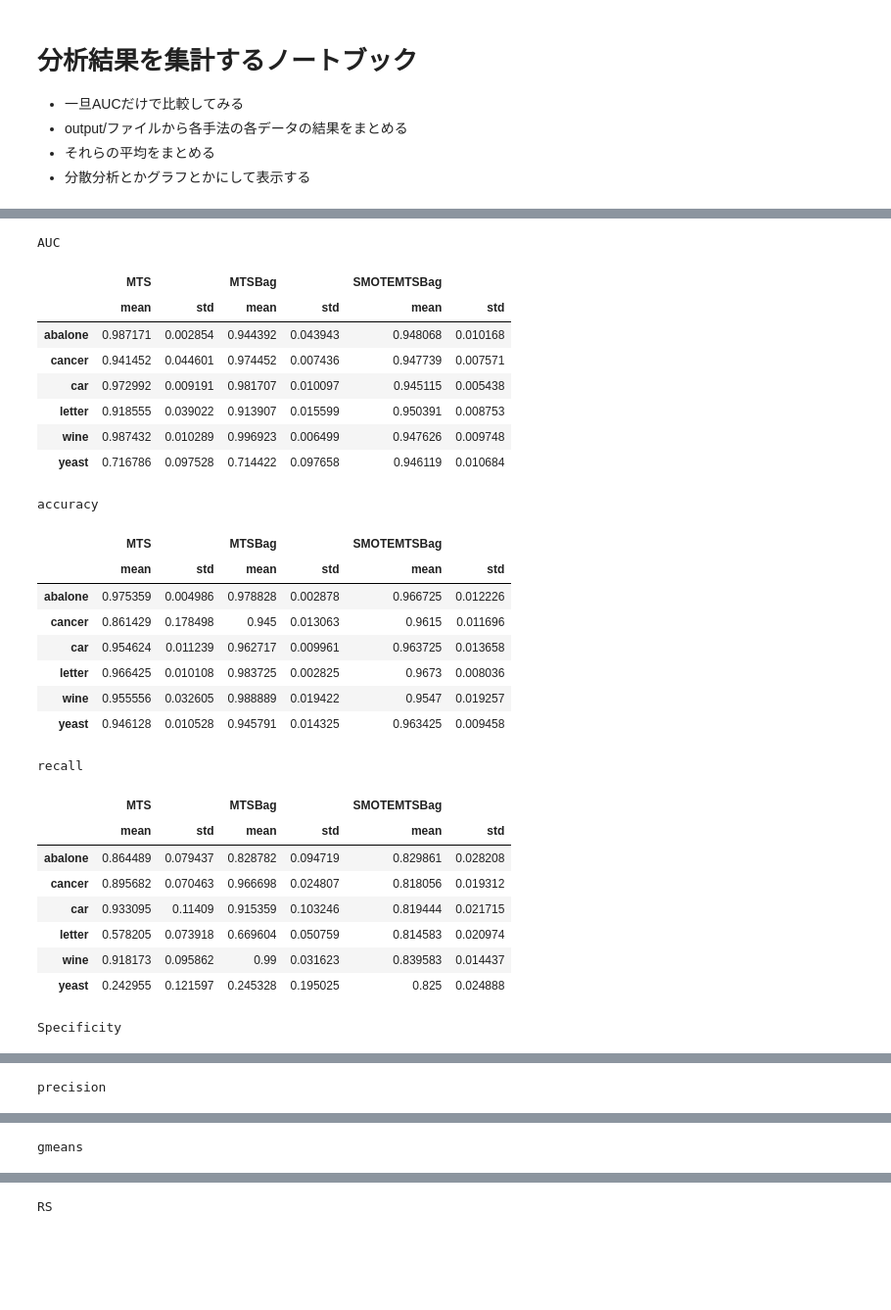
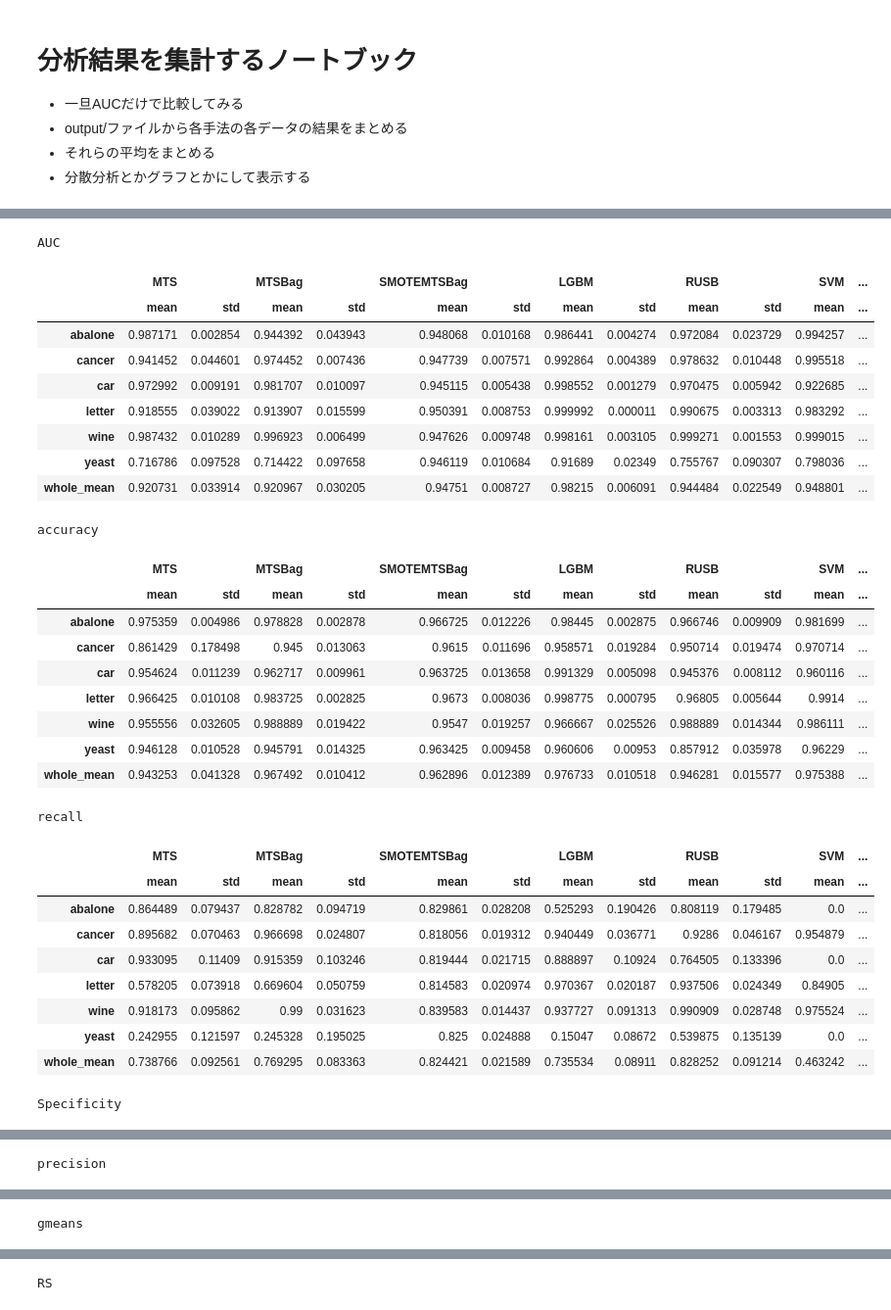
Before and after one commit to yuki-taniguchi/syuuron, a Jupyter notebook: MTSBag/notebook/結果集計.ipynb, the cells around one changed output, grey strips where cells are left out. Shown: that part at 98% size. Saved outputs shown, nothing was run; the diff lists cells and outputs as text; code cells hidden in the pictures; blank space fills up the shorter version.

Commit message:
結果集計　whole_mean追加

```diff
--- a/MTSBag/notebook/結果集計.ipynb
+++ b/MTSBag/notebook/結果集計.ipynb
@@ -20,9 +11,0 @@ e_index = ['AUC', 'accuracy', 'recall', 'Specificity', 'precision', 'gmeans', 'R
-# %%
-index_result_df.loc[data[0], method[0]]['mean'] = 1
-# %%
-index_result_df = pd.DataFrame(
-                index=data,
-                columns=multi_columns,
-                )
-index_result_df[method[0]]['mean'][data[0]] = 1
-index_result_df
@@ -42,42 +12,61 @@ See the caveats in the documentation: https://pandas.pydata.org/pandas-docs/stab
+# %%
+method = ['MTS', 'MTSBag', 'SMOTEMTSBag', 'LGBM', 'RUSB', 'SVM']
+data = ['abalone', 'cancer', 'car', 'letter', 'wine', 'yeast']
+e_index = ['AUC', 'accuracy', 'recall', 'Specificity', 'precision', 'gmeans', 'RS']
+multi_columns = [
+    np.array(
+        [method[0]] * 2 +
+        [method[1]] * 2 +
+        [method[2]] * 2 +
+        [method[3]] * 2 +
+        [method[4]] * 2 +
+        [method[5]] * 2
+        ),
+    np.array(["mean", "std"] * len(method))
+]
 # %%
 for e in e_index:
     index_result_df = pd.DataFrame(
                 index=data,
                 columns=multi_columns,
                 )
     for m in method:
         for d in data:
             df = pd.read_csv(f'../data/output/{m}_{d}_result.csv', index_col=0)
-            index_result_df.loc[d, m]['mean'] = df[e].mean()
-            index_result_df.loc[d, m]['std'] = df[e].std()
+            index_result_df.loc[d, m] = [df[e].mean(), df[e].std()]
+    index_result_df.loc['whole_mean'] = index_result_df.mean(axis=0)
     print(e)
     display(index_result_df)
+    index_result_df.to_csv(f'../data/output/{e}_score.csv')
 # %% [output]
 AUC
-|  | MTS |  | MTSBag |  | SMOTEMTSBag |  |
-|  | mean | std | mean | std | mean | std |
-| abalone | 0.987171 | 0.002854 | 0.944392 | 0.043943 | 0.948068 | 0.010168 |
-| cancer | 0.941452 | 0.044601 | 0.974452 | 0.007436 | 0.947739 | 0.007571 |
-| car | 0.972992 | 0.009191 | 0.981707 | 0.010097 | 0.945115 | 0.005438 |
-| letter | 0.918555 | 0.039022 | 0.913907 | 0.015599 | 0.950391 | 0.008753 |
-| wine | 0.987432 | 0.010289 | 0.996923 | 0.006499 | 0.947626 | 0.009748 |
-| yeast | 0.716786 | 0.097528 | 0.714422 | 0.097658 | 0.946119 | 0.010684 |
+|  | MTS |  | MTSBag |  | SMOTEMTSBag |  | LGBM |  | RUSB |  | SVM | ... |
+|  | mean | std | mean | std | mean | std | mean | std | mean | std | mean | ... |
+| abalone | 0.987171 | 0.002854 | 0.944392 | 0.043943 | 0.948068 | 0.010168 | 0.986441 | 0.004274 | 0.972084 | 0.023729 | 0.994257 | ... |
+| cancer | 0.941452 | 0.044601 | 0.974452 | 0.007436 | 0.947739 | 0.007571 | 0.992864 | 0.004389 | 0.978632 | 0.010448 | 0.995518 | ... |
+| car | 0.972992 | 0.009191 | 0.981707 | 0.010097 | 0.945115 | 0.005438 | 0.998552 | 0.001279 | 0.970475 | 0.005942 | 0.922685 | ... |
+| letter | 0.918555 | 0.039022 | 0.913907 | 0.015599 | 0.950391 | 0.008753 | 0.999992 | 0.000011 | 0.990675 | 0.003313 | 0.983292 | ... |
+| wine | 0.987432 | 0.010289 | 0.996923 | 0.006499 | 0.947626 | 0.009748 | 0.998161 | 0.003105 | 0.999271 | 0.001553 | 0.999015 | ... |
+| yeast | 0.716786 | 0.097528 | 0.714422 | 0.097658 | 0.946119 | 0.010684 | 0.91689 | 0.02349 | 0.755767 | 0.090307 | 0.798036 | ... |
+| whole_mean | 0.920731 | 0.033914 | 0.920967 | 0.030205 | 0.94751 | 0.008727 | 0.98215 | 0.006091 | 0.944484 | 0.022549 | 0.948801 | ... |
 accuracy
-|  | MTS |  | MTSBag |  | SMOTEMTSBag |  |
-|  | mean | std | mean | std | mean | std |
-| abalone | 0.975359 | 0.004986 | 0.978828 | 0.002878 | 0.966725 | 0.012226 |
-| cancer | 0.861429 | 0.178498 | 0.945 | 0.013063 | 0.9615 | 0.011696 |
-| car | 0.954624 | 0.011239 | 0.962717 | 0.009961 | 0.963725 | 0.013658 |
-| letter | 0.966425 | 0.010108 | 0.983725 | 0.002825 | 0.9673 | 0.008036 |
-| wine | 0.955556 | 0.032605 | 0.988889 | 0.019422 | 0.9547 | 0.019257 |
-| yeast | 0.946128 | 0.010528 | 0.945791 | 0.014325 | 0.963425 | 0.009458 |
+|  | MTS |  | MTSBag |  | SMOTEMTSBag |  | LGBM |  | RUSB |  | SVM | ... |
+|  | mean | std | mean | std | mean | std | mean | std | mean | std | mean | ... |
+| abalone | 0.975359 | 0.004986 | 0.978828 | 0.002878 | 0.966725 | 0.012226 | 0.98445 | 0.002875 | 0.966746 | 0.009909 | 0.981699 | ... |
+| cancer | 0.861429 | 0.178498 | 0.945 | 0.013063 | 0.9615 | 0.011696 | 0.958571 | 0.019284 | 0.950714 | 0.019474 | 0.970714 | ... |
+| car | 0.954624 | 0.011239 | 0.962717 | 0.009961 | 0.963725 | 0.013658 | 0.991329 | 0.005098 | 0.945376 | 0.008112 | 0.960116 | ... |
+| letter | 0.966425 | 0.010108 | 0.983725 | 0.002825 | 0.9673 | 0.008036 | 0.998775 | 0.000795 | 0.96805 | 0.005644 | 0.9914 | ... |
+| wine | 0.955556 | 0.032605 | 0.988889 | 0.019422 | 0.9547 | 0.019257 | 0.966667 | 0.025526 | 0.988889 | 0.014344 | 0.986111 | ... |
+| yeast | 0.946128 | 0.010528 | 0.945791 | 0.014325 | 0.963425 | 0.009458 | 0.960606 | 0.00953 | 0.857912 | 0.035978 | 0.96229 | ... |
+| whole_mean | 0.943253 | 0.041328 | 0.967492 | 0.010412 | 0.962896 | 0.012389 | 0.976733 | 0.010518 | 0.946281 | 0.015577 | 0.975388 | ... |
 recall
-|  | MTS |  | MTSBag |  | SMOTEMTSBag |  |
-|  | mean | std | mean | std | mean | std |
-| abalone | 0.864489 | 0.079437 | 0.828782 | 0.094719 | 0.829861 | 0.028208 |
-| cancer | 0.895682 | 0.070463 | 0.966698 | 0.024807 | 0.818056 | 0.019312 |
-| car | 0.933095 | 0.11409 | 0.915359 | 0.103246 | 0.819444 | 0.021715 |
-| letter | 0.578205 | 0.073918 | 0.669604 | 0.050759 | 0.814583 | 0.020974 |
-| wine | 0.918173 | 0.095862 | 0.99 | 0.031623 | 0.839583 | 0.014437 |
-| yeast | 0.242955 | 0.121597 | 0.245328 | 0.195025 | 0.825 | 0.024888 |
+|  | MTS |  | MTSBag |  | SMOTEMTSBag |  | LGBM |  | RUSB |  | SVM | ... |
+|  | mean | std | mean | std | mean | std | mean | std | mean | std | mean | ... |
+| abalone | 0.864489 | 0.079437 | 0.828782 | 0.094719 | 0.829861 | 0.028208 | 0.525293 | 0.190426 | 0.808119 | 0.179485 | 0.0 | ... |
+| cancer | 0.895682 | 0.070463 | 0.966698 | 0.024807 | 0.818056 | 0.019312 | 0.940449 | 0.036771 | 0.9286 | 0.046167 | 0.954879 | ... |
+| car | 0.933095 | 0.11409 | 0.915359 | 0.103246 | 0.819444 | 0.021715 | 0.888897 | 0.10924 | 0.764505 | 0.133396 | 0.0 | ... |
+| letter | 0.578205 | 0.073918 | 0.669604 | 0.050759 | 0.814583 | 0.020974 | 0.970367 | 0.020187 | 0.937506 | 0.024349 | 0.84905 | ... |
+| wine | 0.918173 | 0.095862 | 0.99 | 0.031623 | 0.839583 | 0.014437 | 0.937727 | 0.091313 | 0.990909 | 0.028748 | 0.975524 | ... |
+| yeast | 0.242955 | 0.121597 | 0.245328 | 0.195025 | 0.825 | 0.024888 | 0.15047 | 0.08672 | 0.539875 | 0.135139 | 0.0 | ... |
+| whole_mean | 0.738766 | 0.092561 | 0.769295 | 0.083363 | 0.824421 | 0.021589 | 0.735534 | 0.08911 | 0.828252 | 0.091214 | 0.463242 | ... |
 Specificity
```
Also changed, not shown: parts of 5 cells of this notebook, 8 other files.
